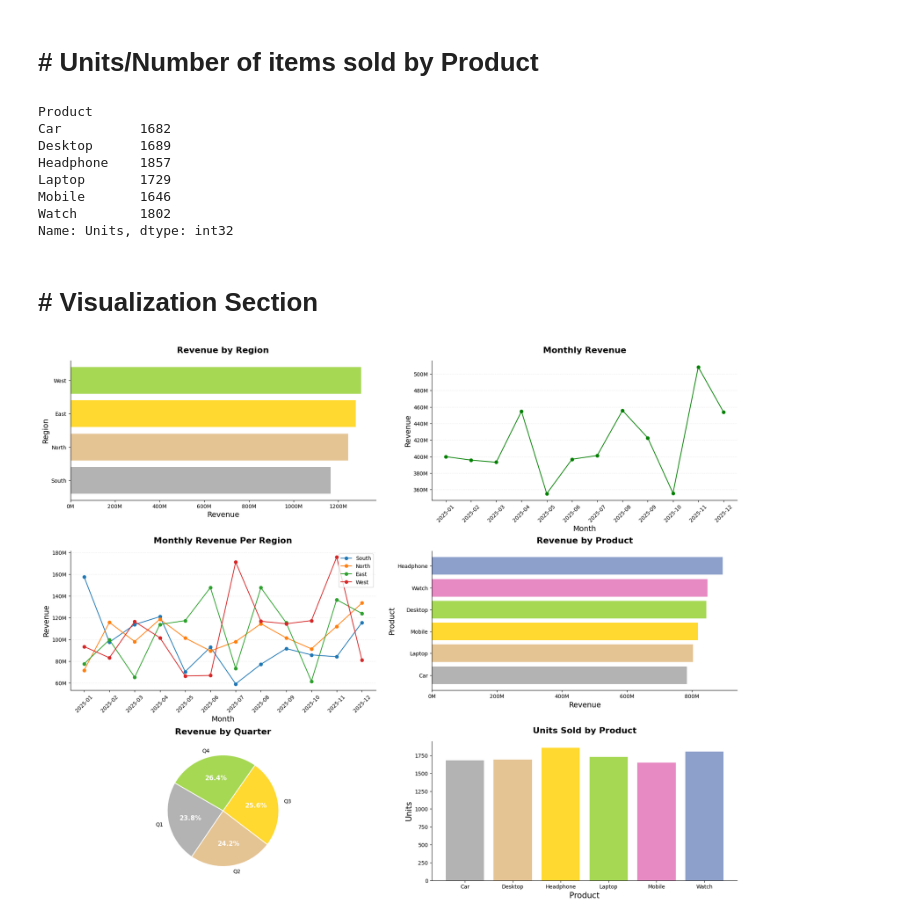
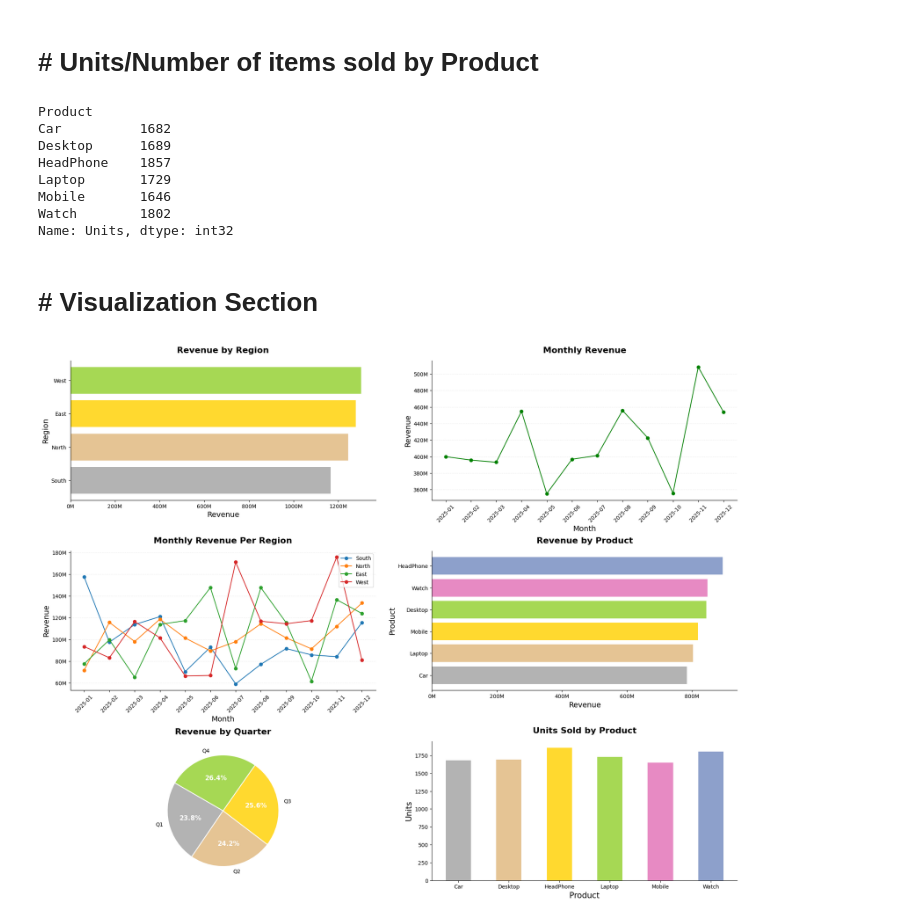
Before and after one commit to CoderAalok/Python_Libraries, a Jupyter notebook: Projects/Sales Report.ipynb, the cells around one changed output. Drawn from its saved outputs; the diff is of its cells as text; code cells hidden in the pictures.

```diff
--- a/Projects/Sales Report.ipynb
+++ b/Projects/Sales Report.ipynb
@@ -10,8 +10,8 @@ np.random.seed(42)
 
 price = np.random.randint(1000, 1000000, size=(1000, ))
 region = np.random.choice(["East", "West", "North", "South"], size=(1000, ))
-product = np.random.choice(["Laptop", "Car", "Mobile", "Watch", "Headphone", "Desktop"], size=(1000, ))
-sales_man = np.random.choice(["Alice", "Bob", "Micel", "Jack", "Hima"], size=(1000, ))
+product = np.random.choice(["Laptop", "Car", "Mobile", "Watch", "HeadPhone", "Desktop"], size=(1000, ))
+sales_man = np.random.choice(["Alice", "Bob", "Michel", "Jack", "Hima"], size=(1000, ))
 list_date = pd.date_range(start="2025-01-01", end="2025-12-31", freq='D')
 date = np.random.choice(list_date, size=(1000, ))
 units = np.random.randint(1, 20, size=(1000, ))
@@ -241,7 +243,7 @@ units_sold_product
 Product
 Car          1682
 Desktop      1689
-Headphone    1857
+HeadPhone    1857
 Laptop       1729
 Mobile       1646
 Watch        1802
@@ -330,32 +332,32 @@ weights, texts, autotexts = ax5.pie(
     labels=labels,
     autopct="%1.1f%%",
     colors=colors[: len(labels)],
     pctdistance=0.60,
     startangle=150,
     wedgeprops={"linewidth": 1.5, "edgecolor": "white"}
 )
 
 for text in autotexts:
     text.set_fontsize(12)
     text.set_color('white')
     text.set_fontweight('bold')
 
 ax5.set_title("Revenue by Quarter", fontsize=16, fontweight='bold', pad=13)
 
 
 
 # Plot 6: Bar chart (Units sold by product)
-ax6.bar(units_sold_product.index, units_sold_product.values, color=colors[: len(units_sold_product)])
+ax6.bar(units_sold_product.index, units_sold_product.values, width=0.5, color=colors[: len(units_sold_product)])
 ax6.set_title("Units Sold by Product", fontsize=16, fontweight='bold', pad=15)
 ax6.set_xlabel("Product", fontsize=15)
 ax6.set_ylabel("Units", fontsize=15)
 ax6.spines[["top", "right"]].set_visible(False)
 
 
 # save the report
 FILE_NAME = "sales_report.png"
 plt.savefig(FILE_NAME, dpi=150, bbox_inches='tight')
 
 plt.show()
 # %% [output]
-[figure, old version]
+[figure, new version]
```
Also changed, not shown: parts of 8 cells of this notebook.
